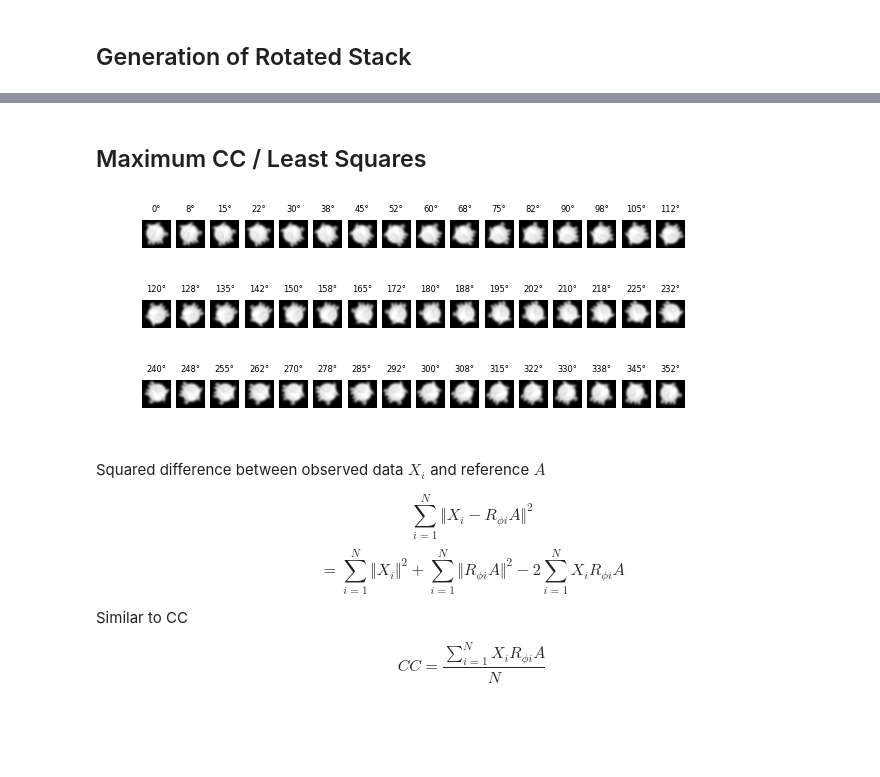
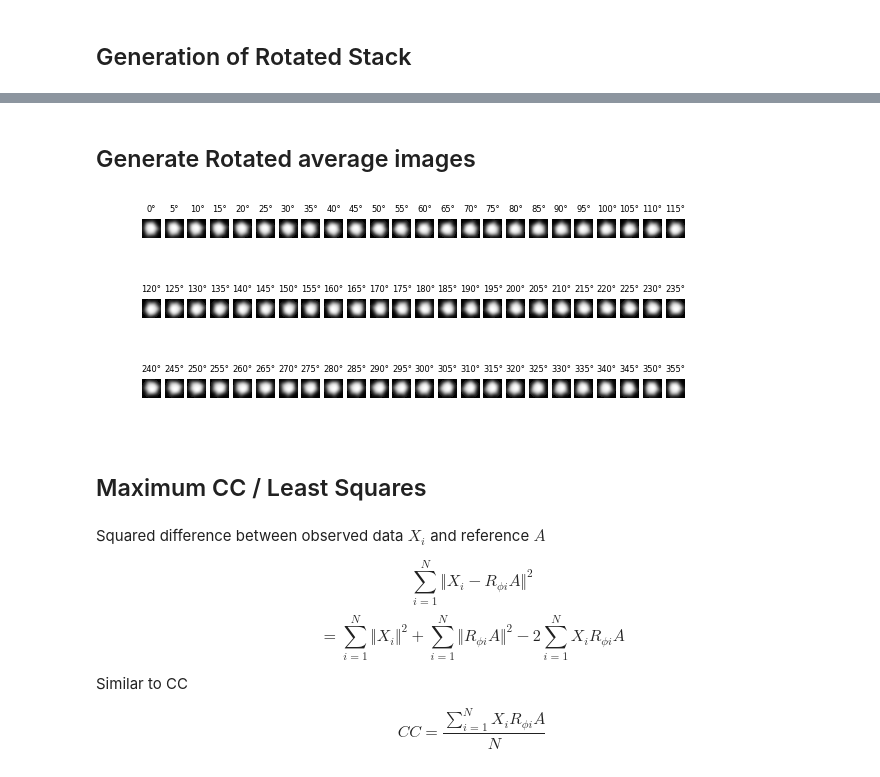
Before and after one commit to stefanhuber1993/CryoEM_Reconstruction, a Jupyter notebook: 1_Alignment2D.ipynb, the cells around one changed output, grey strips where cells are left out. Saved outputs shown, nothing was run; the diff lists cells and outputs as text; code cells hidden in the pictures; blank space fills up the shorter version.

```diff
--- a/1_Alignment2D.ipynb
+++ b/1_Alignment2D.ipynb
@@ -26,7 +26,6 @@ Images are assumed to follow the data model:
 $$X_i = A + \sigma G_i$$
 where $X_i$ is the i'th image, $A$ the underlying 2D image and $G_i$ a Gaussian noise term.
 # %%
-sigma = 0.5; rotation = 45
 def noisify(image, sigma=1):
     return image + sigma * np.random.randn(*image.shape)
 def rotate(image, angle=0):
@@ -60,21 +64,23 @@ plt.colorbar()
+# %% [markdown]
+## Generate Rotated average images
+# %%
+def rotate_reference(reference, n):
+    angles = np.linspace(0,360,n,endpoint=False)
+    reference_stack = []
+    for angle in angles:
+        reference_stack.append(rotate(reference,angle))
+    return angles, np.array(reference_stack)
+
+angular_sampling = 36*2
+angles_reference, reference_stack = rotate_reference(reference, angular_sampling)
+fig, axes = plt.subplots(3,angular_sampling//3, dpi=100, figsize=(7,3))
+for angle,ax,ref in zip(angles_reference,axes.flatten(),reference_stack):
+    ax.imshow(ref, cmap='gray')
+    ax.set_title('%.0f°'%angle, fontsize=6); ax.axis('off')
+# %% [output]
+[figure, added]
 # %% [markdown]
 ## Maximum CC / Least Squares
-# %%
-def rotate_reference(reference, n):
-    angles = np.linspace(0,360,n,endpoint=False)
-    reference_stack = []
-    for angle in angles:
-        reference_stack.append(rotate(reference,angle))
-    return angles, np.array(reference_stack)
-
-angular_sampling = 48
-angles_reference, reference_stack = rotate_reference(reference, angular_sampling)
-fig, axes = plt.subplots(3,angular_sampling//3, dpi=100, figsize=(7,3))
-for angle,ax,ref in zip(angles_reference,axes.flatten(),reference_stack):
-    ax.imshow(ref, cmap='gray')
-    ax.set_title('%.0f°'%angle, fontsize=6); ax.axis('off')
-# %% [output]
-[figure, removed]
 # %% [markdown]
 Squared difference between observed data $X_i$ and reference $A$
 
```
Also changed, not shown: parts of 8 cells of this notebook, 1 other file.
